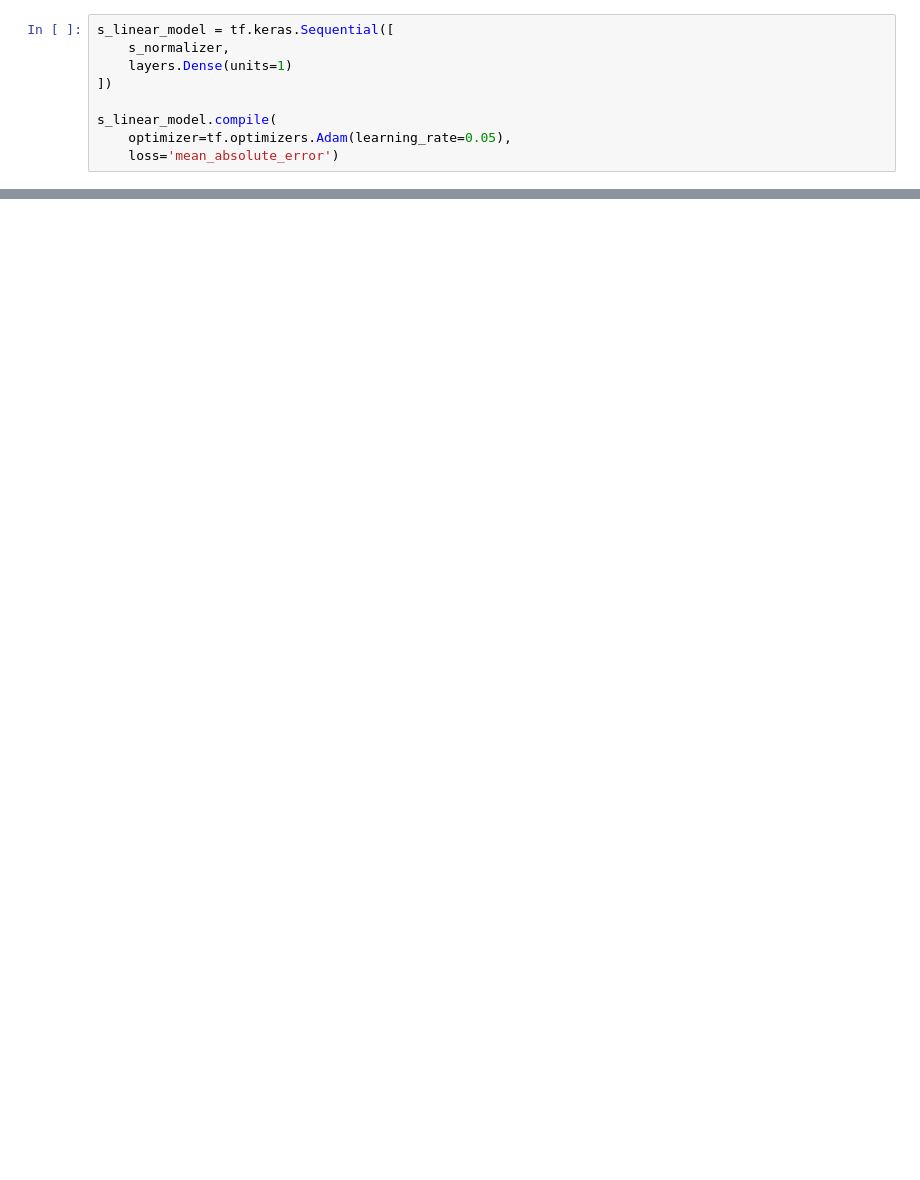
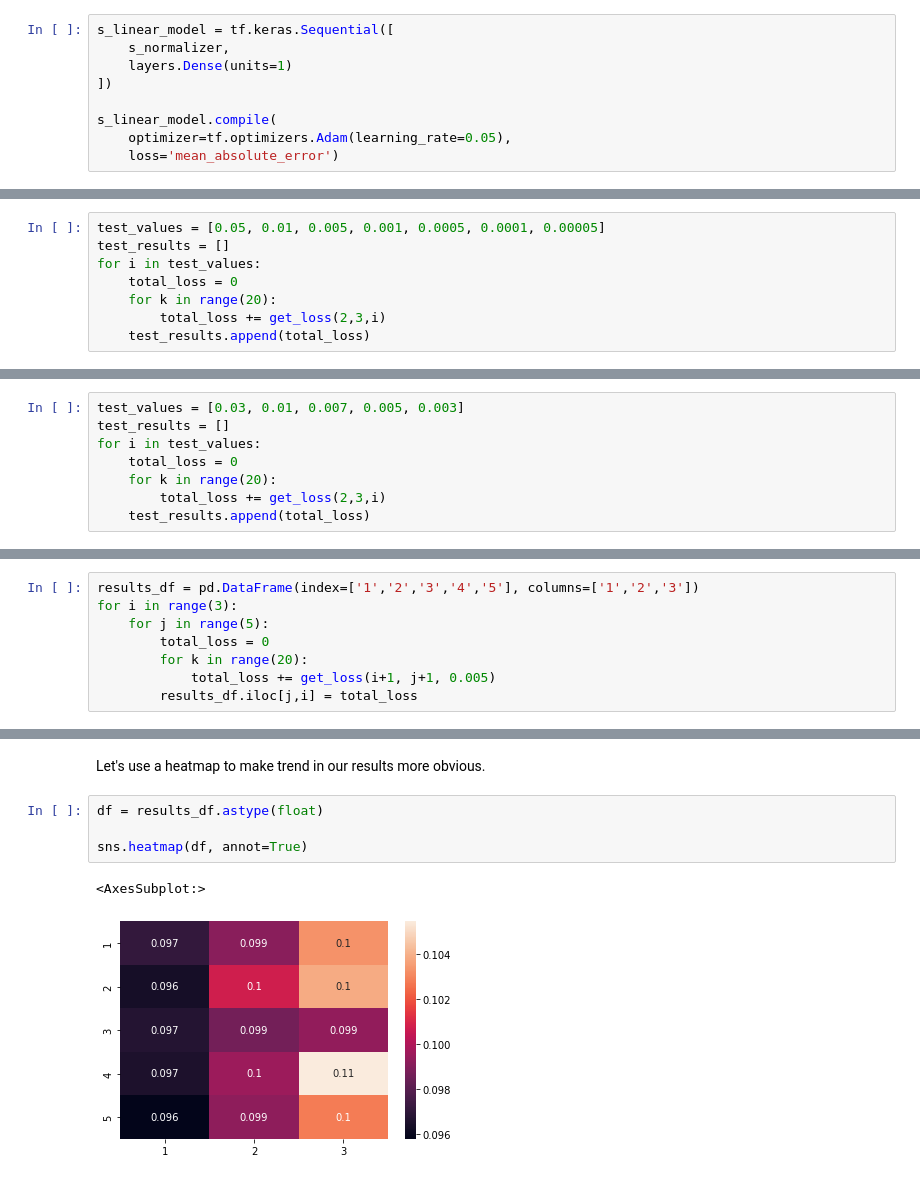
Before and after one commit to jaspermwilson/Hearthstone_Card_Regression, a Jupyter notebook: JW_Hearthstone_Card_Regression.ipynb, the cells around one changed output, grey strips where cells are left out. Cells and saved outputs as stored; diff of their text form; blank space fills up the shorter version.

```diff
--- a/JW_Hearthstone_Card_Regression.ipynb
+++ b/JW_Hearthstone_Card_Regression.ipynb
@@ -690,0 +730,8 @@ Adding a third hidden layer doesn't seem to make any noticeable improvements, so
+# %%
+test_values = [0.05, 0.01, 0.005, 0.001, 0.0005, 0.0001, 0.00005]
+test_results = []
+for i in test_values:
+    total_loss = 0
+    for k in range(20):
+        total_loss += get_loss(2,3,i)
+    test_results.append(total_loss)
@@ -690,0 +768,8 @@ Adding a third hidden layer doesn't seem to make any noticeable improvements, so
+# %%
+test_values = [0.03, 0.01, 0.007, 0.005, 0.003]
+test_results = []
+for i in test_values:
+    total_loss = 0
+    for k in range(20):
+        total_loss += get_loss(2,3,i)
+    test_results.append(total_loss)
@@ -690,0 +804,8 @@ Adding a third hidden layer doesn't seem to make any noticeable improvements, so
+# %%
+results_df = pd.DataFrame(index=['1','2','3','4','5'], columns=['1','2','3'])
+for i in range(3):
+    for j in range(5):
+        total_loss = 0
+        for k in range(20):
+            total_loss += get_loss(i+1, j+1, 0.005)
+        results_df.iloc[j,i] = total_loss
@@ -690,0 +839,9 @@ Adding a third hidden layer doesn't seem to make any noticeable improvements, so
+# %% [markdown]
+Let's use a heatmap to make trend in our results more obvious.
+# %%
+df = results_df.astype(float)
+
+sns.heatmap(df, annot=True)
+# %% [output]
+<AxesSubplot:>
+[figure, added]
```
Also changed, not shown: parts of 78 cells of this notebook.
